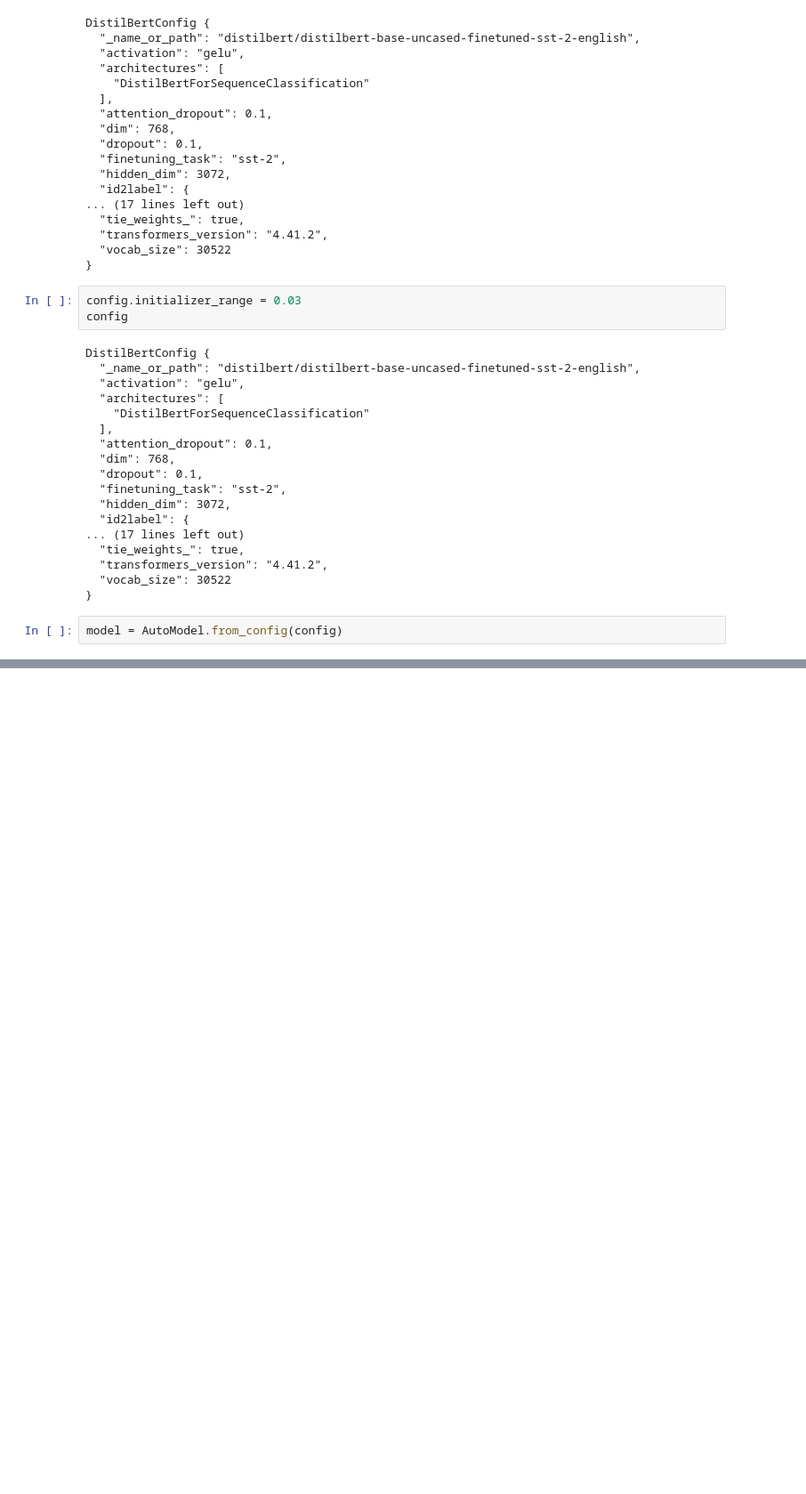
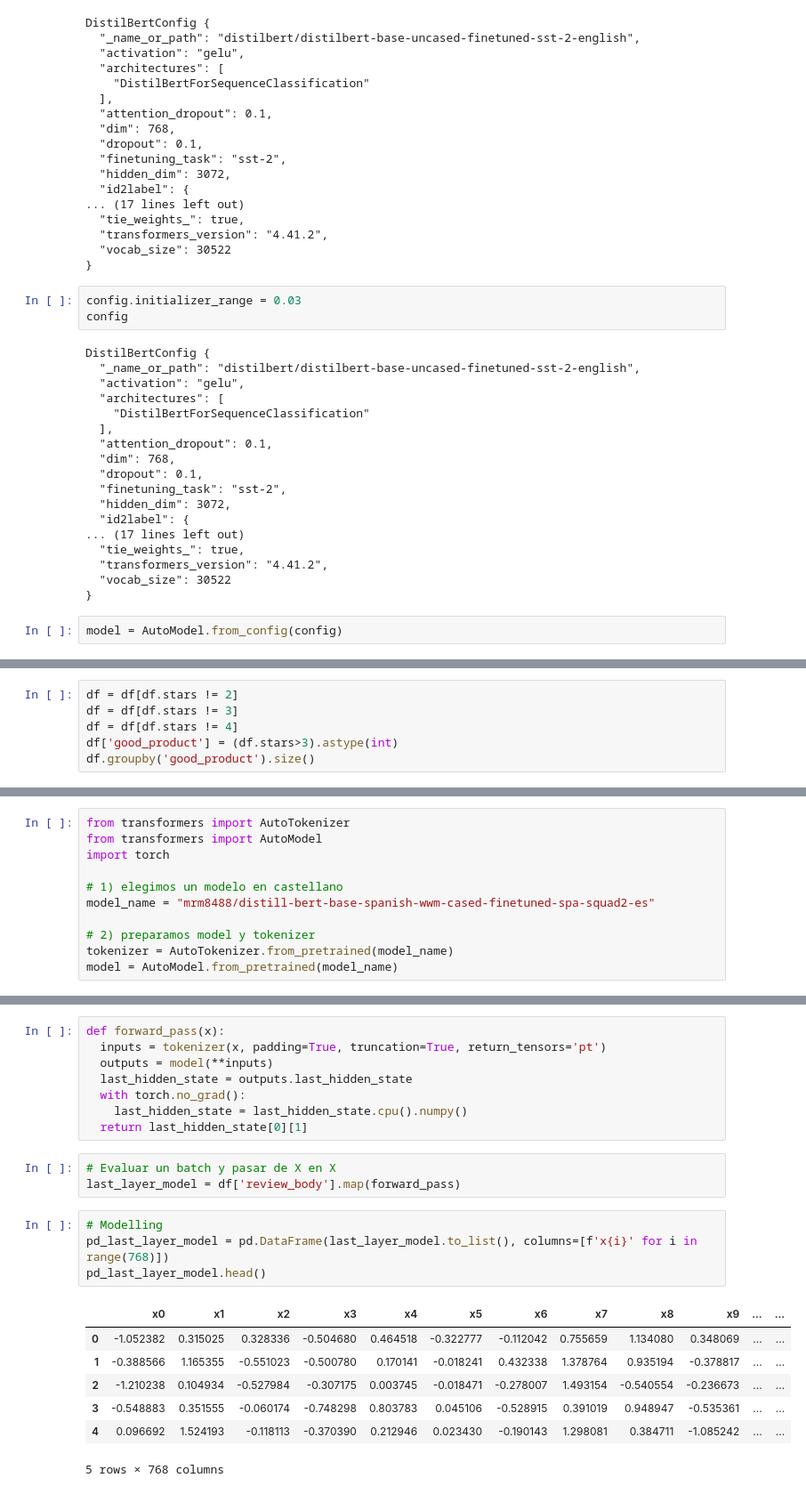
Before and after one commit to mtermor/NTIC_DeepLearning, a Jupyter notebook: NLP/05_huggingface.ipynb, the cells around one changed output, grey strips where cells are left out. Shown at 89% size. Drawn from its saved outputs; the diff is of its cells as text; blank space fills up the shorter version.

```diff
--- a/NLP/05_huggingface.ipynb
+++ b/NLP/05_huggingface.ipynb
@@ -280,0 +360,6 @@ model = AutoModel.from_config(config)
+# %%
+df = df[df.stars != 2]
+df = df[df.stars != 3]
+df = df[df.stars != 4]
+df['good_product'] = (df.stars>3).astype(int)
+df.groupby('good_product').size()
@@ -280,0 +373,11 @@ model = AutoModel.from_config(config)
+# %%
+from transformers import AutoTokenizer
+from transformers import AutoModel
+import torch
+
+# 1) elegimos un modelo en castellano
+model_name = "mrm8488/distill-bert-base-spanish-wwm-cased-finetuned-spa-squad2-es"
+
+# 2) preparamos model y tokenizer
+tokenizer = AutoTokenizer.from_pretrained(model_name)
+model = AutoModel.from_pretrained(model_name)
@@ -280,0 +402,23 @@ model = AutoModel.from_config(config)
+# %%
+def forward_pass(x):
+  inputs = tokenizer(x, padding=True, truncation=True, return_tensors='pt')
+  outputs = model(**inputs)
+  last_hidden_state = outputs.last_hidden_state
+  with torch.no_grad():
+    last_hidden_state = last_hidden_state.cpu().numpy()
+  return last_hidden_state[0][1]
+# %%
+# Evaluar un batch y pasar de X en X
+last_layer_model = df['review_body'].map(forward_pass)
+# %%
+# Modelling
+pd_last_layer_model = pd.DataFrame(last_layer_model.to_list(), columns=[f'x{i}' for i in range(768)])
+pd_last_layer_model.head()
+# %% [output]
+|  | x0 | x1 | x2 | x3 | x4 | x5 | x6 | x7 | x8 | x9 | ... | ... |
+| 0 | -1.052382 | 0.315025 | 0.328336 | -0.504680 | 0.464518 | -0.322777 | -0.112042 | 0.755659 | 1.134080 | 0.348069 | ... | ... |
+| 1 | -0.388566 | 1.165355 | -0.551023 | -0.500780 | 0.170141 | -0.018241 | 0.432338 | 1.378764 | 0.935194 | -0.378817 | ... | ... |
+| 2 | -1.210238 | 0.104934 | -0.527984 | -0.307175 | 0.003745 | -0.018471 | -0.278007 | 1.493154 | -0.540554 | -0.236673 | ... | ... |
+| 3 | -0.548883 | 0.351555 | -0.060174 | -0.748298 | 0.803783 | 0.045106 | -0.528915 | 0.391019 | 0.948947 | -0.535361 | ... | ... |
+| 4 | 0.096692 | 1.524193 | -0.118113 | -0.370390 | 0.212946 | 0.023430 | -0.190143 | 1.298081 | 0.384711 | -1.085242 | ... | ... |
+5 rows × 768 columns
```
Also changed, not shown: parts of 27 cells of this notebook.
